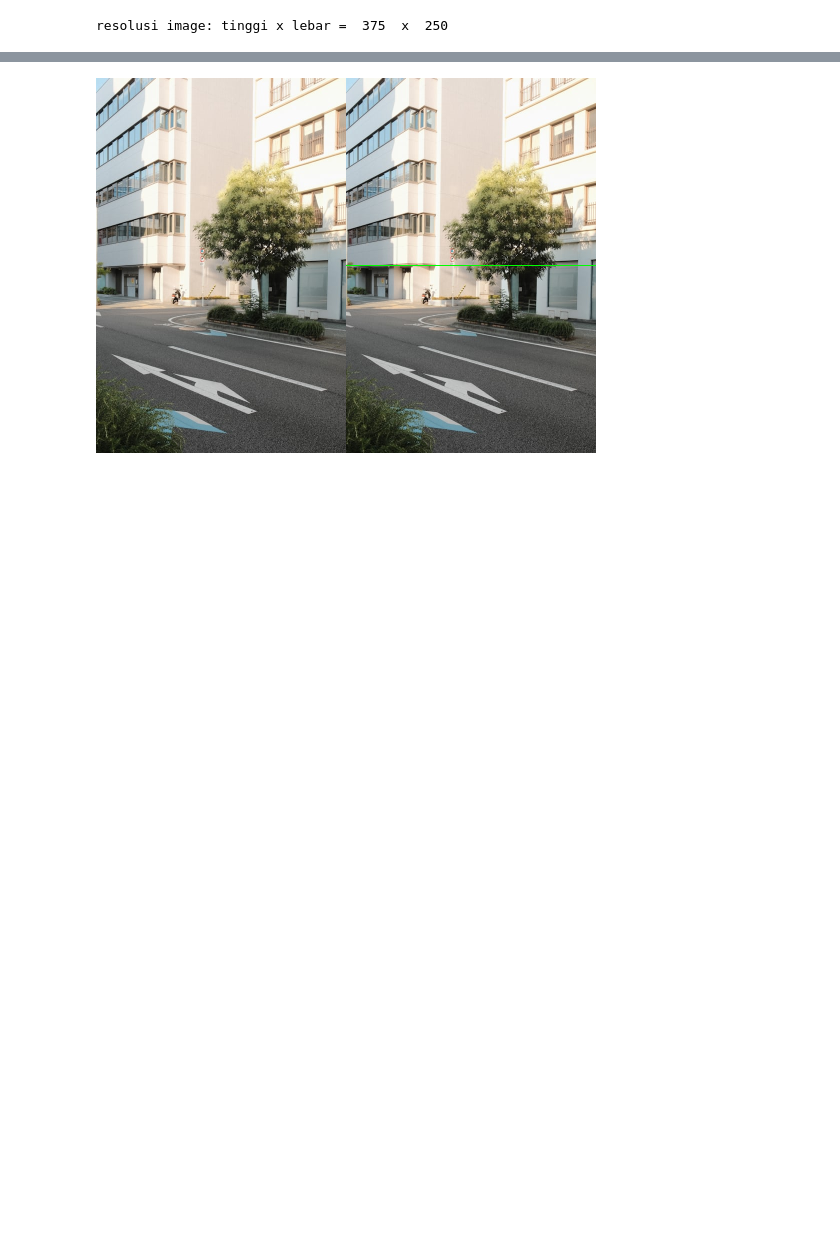
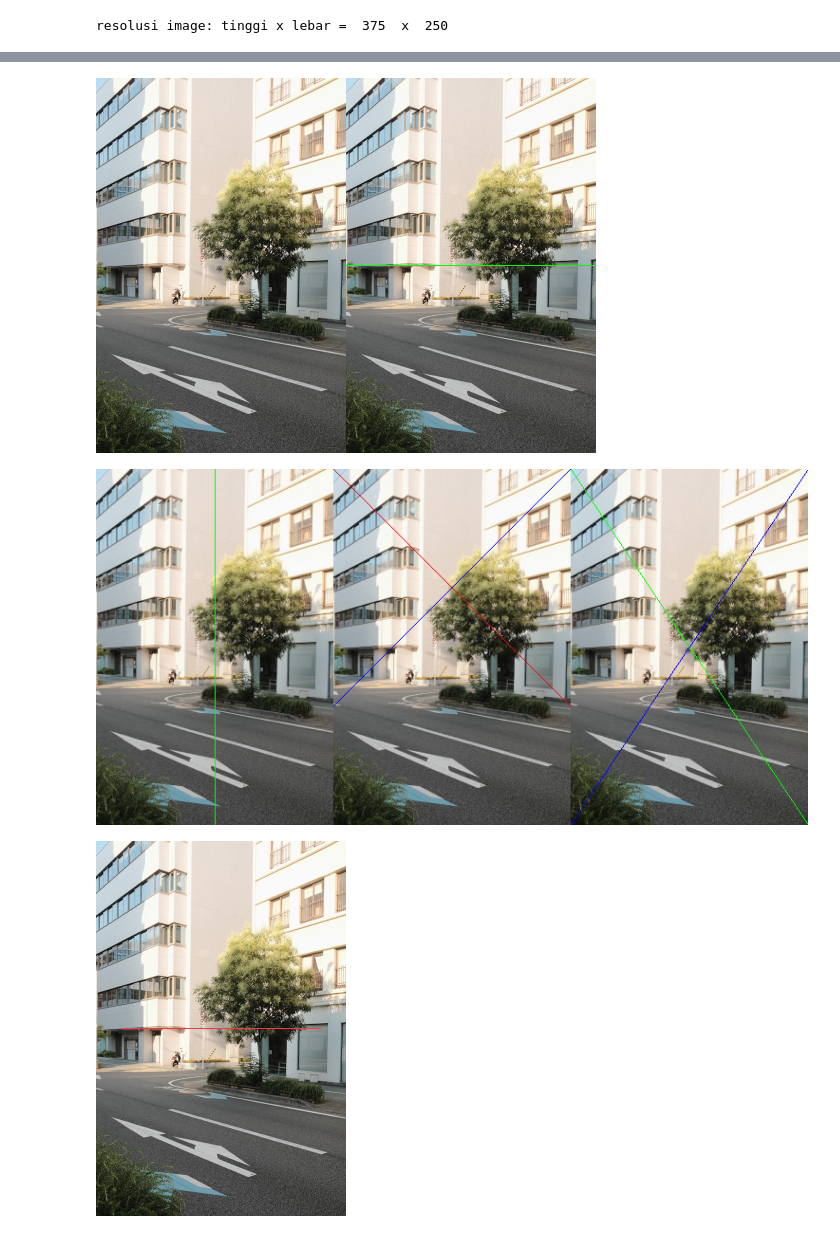
Before and after one commit to emkafie/PCVK, a Jupyter notebook: Week1.ipynb, the cells around one changed output, grey strips where cells are left out. Drawn from its saved outputs; the diff is of its cells as text; code cells hidden in the pictures; blank space fills up the shorter version.

```diff
--- a/Week1.ipynb
+++ b/Week1.ipynb
@@ -22,30 +22,72 @@ for url in urls:
   image = cv.resize(image, (0,0), fx=0.5, fy=0.5)
   image_2 = cv.cvtColor(image, cv.COLOR_BGR2RGB)
   final_frame =cv.hconcat((image, image_2))
   cv2_imshow(final_frame)
   print('\n')
 
 #Langkah 3
 tinggi = image_2.shape[0]
 lebar = image_2.shape[1]
 print("resolusi image: tinggi x lebar = ", tinggi," x ", lebar)
 cv2_imshow(image_2)
 print('\n')
 
 #Langkah 4
 image_2 = cv.cvtColor(image, cv.COLOR_BGR2RGB)
 image_3 = cv.cvtColor(image, cv.COLOR_BGR2RGB)
 
 for y in range (lebar):
   image_3[int((tinggi)/2),y] = [0,255,0] #Ganti warna karena kurang kontras
 
 final_frame = cv.hconcat((image_2, image_3))
 cv2_imshow(final_frame)
 print('\n')
+
+#Garis Vertikal dan Diagonal pada image
+image_4 = cv.cvtColor(image, cv.COLOR_BGR2RGB)
+image_5 = cv.cvtColor(image, cv.COLOR_BGR2RGB)
+
+tengah_x = int(tinggi/2)
+tengah_y = int(lebar/2)
+
+for x in range (tinggi):
+  image_2[x, tengah_y] = [0,255,0] #Ganti warna karena kurang kontras
+
+#Garis diagonal tanpa cv.line
+for z in range (min(tinggi, lebar)):
+  image_4[z, z] = [0, 0, 255]
+
+for z in range (min(tinggi, lebar)):
+  image_4[z, lebar-1-z] = [255, 0, 0]
+
+#Garis diagonal dengaan cv.line
+cv.line(image_5, (0,0), (lebar, tinggi), (0, 255, 0))
+cv.line(image_5, (lebar,0), (0, tinggi), (255, 0, 0))
+
+final_frame = cv.hconcat((image_2, image_4, image_5))
+cv2_imshow(final_frame)
+print("\n")
+
+#Garis panjang tertentu
+image_6 = cv.cvtColor(image, cv.COLOR_BGR2RGB)
+
+panjang_garis = 200
+posisi_y_tengah = tinggi // 2
+mulai_x = (lebar // 2) - (panjang_garis // 2)
+akhir_x = (lebar // 2) + (panjang_garis // 2)
+
+# Gambar garis pixel per pixel
+for x in range(mulai_x, akhir_x):
+  image_6[posisi_y_tengah, x] = [78, 56, 255]
+
+cv2_imshow(image_6)
+print("\n")
 # %% [output]
 [figure]
 [figure]
 [figure]
 resolusi image: tinggi x lebar =  375  x  250
 [figure]
 [figure]
+[figure, added]
+[figure, added]
```
